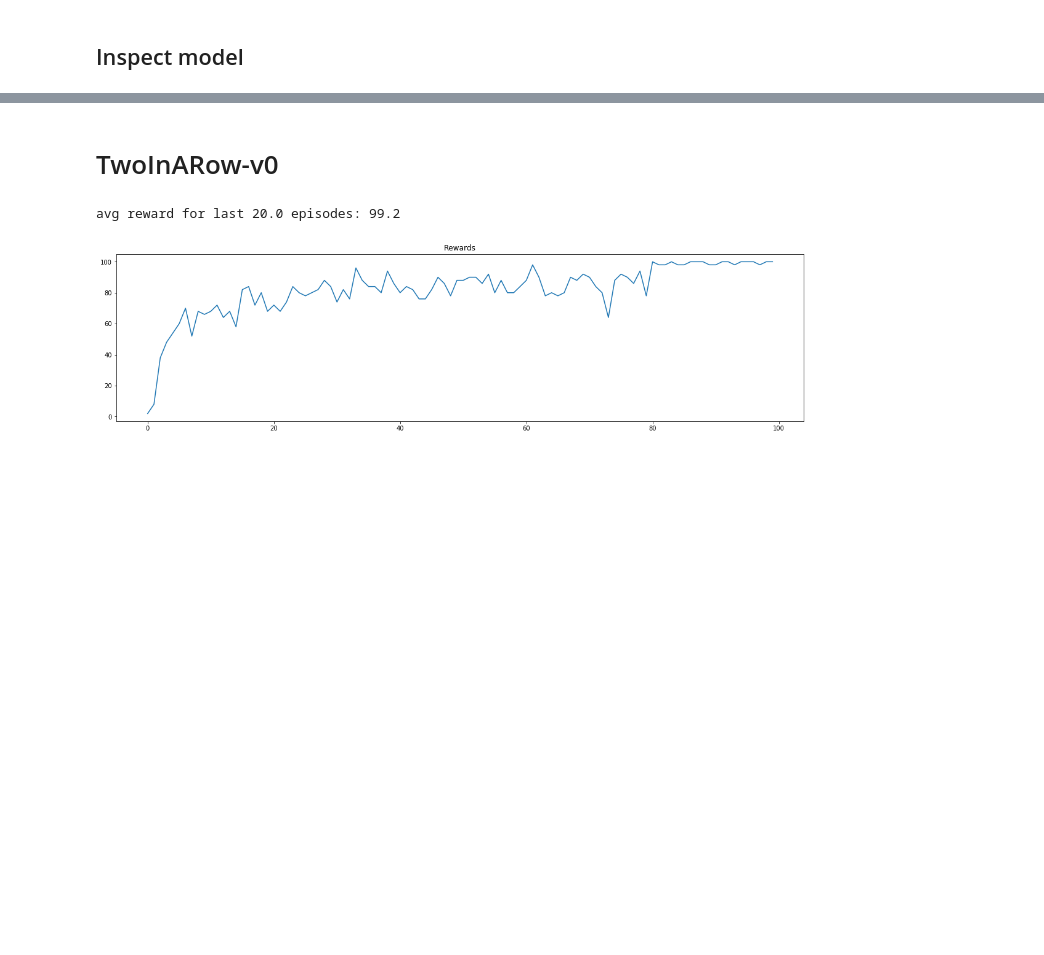
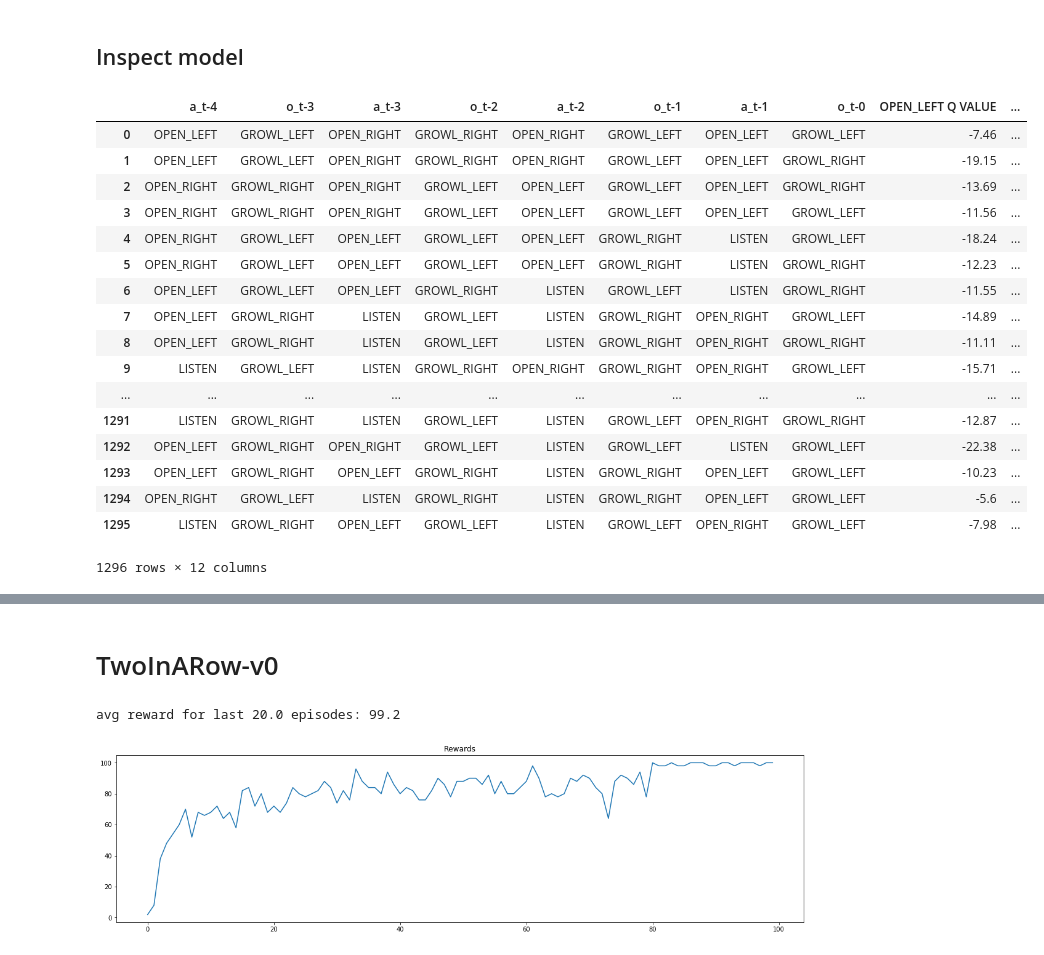
Before and after one commit to jackblandin/research, a Jupyter notebook: experiments/qlearning/basic/qlearner_obs_act_seq/qlearner-obs-act-seq.ipynb, the cells around one changed output, grey strips where cells are left out. Drawn from its saved outputs; the diff is of its cells as text; code cells hidden in the pictures; blank space fills up the shorter version.

```diff
--- a/experiments/qlearning/basic/qlearner_obs_act_seq/qlearner-obs-act-seq.ipynb
+++ b/experiments/qlearning/basic/qlearner_obs_act_seq/qlearner-obs-act-seq.ipynb
@@ -301,5 +212,30 @@ avg reward for last 50 episodes: 366.36
 # %% [markdown]
 ## Inspect model
+# %%
+df = model.to_df()
+
+df[((df['OPEN_LEFT UPDATE COUNT'] > 10)
+   | (df['OPEN_RIGHT UPDATE COUNT'] > 10)
+   | (df['LISTEN UPDATE COUNT'] > 10))].filter(regex='^((?!COUNT).)*$')
+# %% [output]
+|  | a_t-4 | o_t-3 | a_t-3 | o_t-2 | a_t-2 | o_t-1 | a_t-1 | o_t-0 | OPEN_LEFT Q VALUE | ... |
+| 0 | OPEN_LEFT | GROWL_LEFT | OPEN_RIGHT | GROWL_RIGHT | OPEN_RIGHT | GROWL_LEFT | OPEN_LEFT | GROWL_LEFT | -7.46 | ... |
+| 1 | OPEN_LEFT | GROWL_LEFT | OPEN_RIGHT | GROWL_RIGHT | OPEN_RIGHT | GROWL_LEFT | OPEN_LEFT | GROWL_RIGHT | -19.15 | ... |
+| 2 | OPEN_RIGHT | GROWL_RIGHT | OPEN_RIGHT | GROWL_LEFT | OPEN_LEFT | GROWL_LEFT | OPEN_LEFT | GROWL_RIGHT | -13.69 | ... |
+| 3 | OPEN_RIGHT | GROWL_RIGHT | OPEN_RIGHT | GROWL_LEFT | OPEN_LEFT | GROWL_LEFT | OPEN_LEFT | GROWL_LEFT | -11.56 | ... |
+| 4 | OPEN_RIGHT | GROWL_LEFT | OPEN_LEFT | GROWL_LEFT | OPEN_LEFT | GROWL_RIGHT | LISTEN | GROWL_LEFT | -18.24 | ... |
+| 5 | OPEN_RIGHT | GROWL_LEFT | OPEN_LEFT | GROWL_LEFT | OPEN_LEFT | GROWL_RIGHT | LISTEN | GROWL_RIGHT | -12.23 | ... |
+| 6 | OPEN_LEFT | GROWL_LEFT | OPEN_LEFT | GROWL_RIGHT | LISTEN | GROWL_LEFT | LISTEN | GROWL_RIGHT | -11.55 | ... |
+| 7 | OPEN_LEFT | GROWL_RIGHT | LISTEN | GROWL_LEFT | LISTEN | GROWL_RIGHT | OPEN_RIGHT | GROWL_LEFT | -14.89 | ... |
+| 8 | OPEN_LEFT | GROWL_RIGHT | LISTEN | GROWL_LEFT | LISTEN | GROWL_RIGHT | OPEN_RIGHT | GROWL_RIGHT | -11.11 | ... |
+| 9 | LISTEN | GROWL_LEFT | LISTEN | GROWL_RIGHT | OPEN_RIGHT | GROWL_RIGHT | OPEN_RIGHT | GROWL_LEFT | -15.71 | ... |
+| ... | ... | ... | ... | ... | ... | ... | ... | ... | ... | ... |
+| 1291 | LISTEN | GROWL_RIGHT | LISTEN | GROWL_LEFT | LISTEN | GROWL_LEFT | OPEN_RIGHT | GROWL_RIGHT | -12.87 | ... |
+| 1292 | OPEN_LEFT | GROWL_RIGHT | OPEN_RIGHT | GROWL_LEFT | LISTEN | GROWL_LEFT | LISTEN | GROWL_LEFT | -22.38 | ... |
+| 1293 | OPEN_LEFT | GROWL_RIGHT | OPEN_LEFT | GROWL_RIGHT | LISTEN | GROWL_RIGHT | OPEN_LEFT | GROWL_LEFT | -10.23 | ... |
+| 1294 | OPEN_RIGHT | GROWL_LEFT | LISTEN | GROWL_RIGHT | LISTEN | GROWL_RIGHT | OPEN_LEFT | GROWL_LEFT | -5.6 | ... |
+| 1295 | LISTEN | GROWL_RIGHT | OPEN_LEFT | GROWL_LEFT | LISTEN | GROWL_LEFT | OPEN_RIGHT | GROWL_LEFT | -7.98 | ... |
+1296 rows × 12 columns
 # %%
 df = model.to_df()
 df[(df['BEST ACTION'] != 'LISTEN') & (
```
Also changed, not shown: parts of 2 cells of this notebook, 5 other files.
